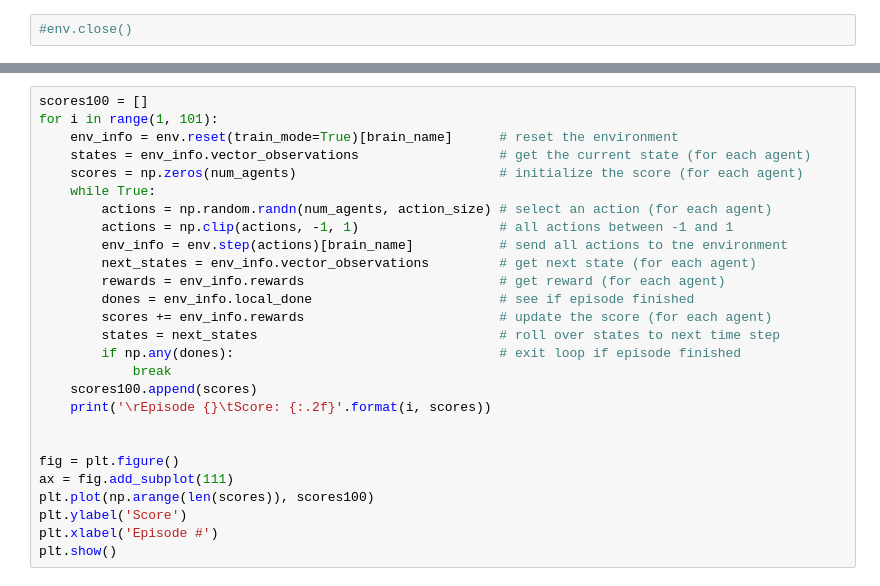
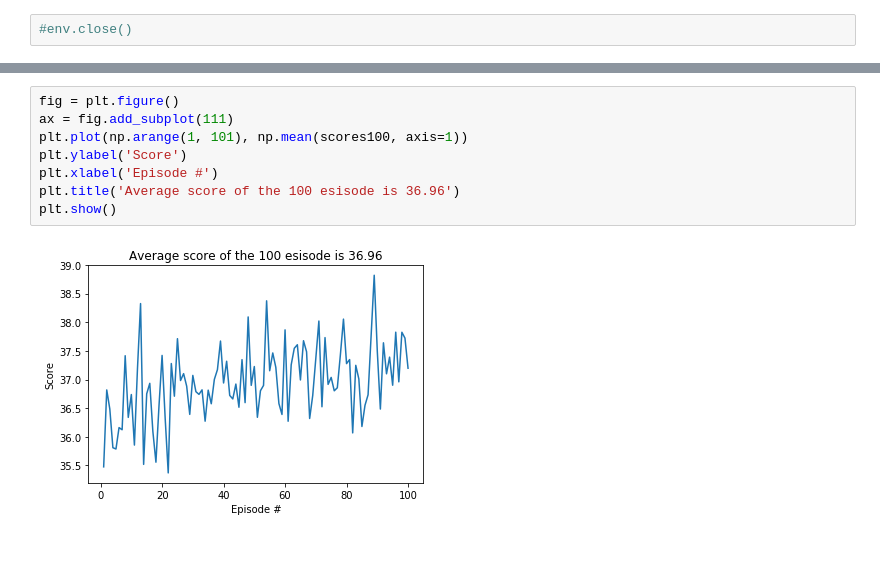
Before and after one commit to yueureka/ReinforcementLearning, a Jupyter notebook: Continuous-Control/Continuous_Control.ipynb, the cells around one changed output, grey strips where cells are left out. Cells and saved outputs as stored; diff of their text form; blank space fills up the shorter version.

```diff
--- a/Continuous-Control/Continuous_Control.ipynb
+++ b/Continuous-Control/Continuous_Control.ipynb
@@ -216,29 +247,12 @@ print('Total steps in one episode: {}'.format(zz))
-# %%
-scores100 = []
-for i in range(1, 101):
-    env_info = env.reset(train_mode=True)[brain_name]      # reset the environment
-    states = env_info.vector_observations                  # get the current state (for each agent)
-    scores = np.zeros(num_agents)                          # initialize the score (for each agent)
-    while True:
-        actions = np.random.randn(num_agents, action_size) # select an action (for each agent)
-        actions = np.clip(actions, -1, 1)                  # all actions between -1 and 1
-        env_info = env.step(actions)[brain_name]           # send all actions to tne environment
-        next_states = env_info.vector_observations         # get next state (for each agent)
-        rewards = env_info.rewards                         # get reward (for each agent)
-        dones = env_info.local_done                        # see if episode finished
-        scores += env_info.rewards                         # update the score (for each agent)
-        states = next_states                               # roll over states to next time step
-        if np.any(dones):                                  # exit loop if episode finished
-            break
-    scores100.append(scores)
-    print('\rEpisode {}\tScore: {:.2f}'.format(i, scores))
-
-
-fig = plt.figure()
-ax = fig.add_subplot(111)
-plt.plot(np.arange(len(scores)), scores100)
-plt.ylabel('Score')
-plt.xlabel('Episode #')
-plt.show()
+# %%
+fig = plt.figure()
+ax = fig.add_subplot(111)
+plt.plot(np.arange(1, 101), np.mean(scores100, axis=1))
+plt.ylabel('Score')
+plt.xlabel('Episode #')
+plt.title('Average score of the 100 esisode is 36.96')
+plt.show()
+# %% [output]
+[figure, added]
 # %%
 print('The average score of 100 epsoides is:',np.mean(scores100))
```
Also changed, not shown: parts of 10 cells of this notebook.
